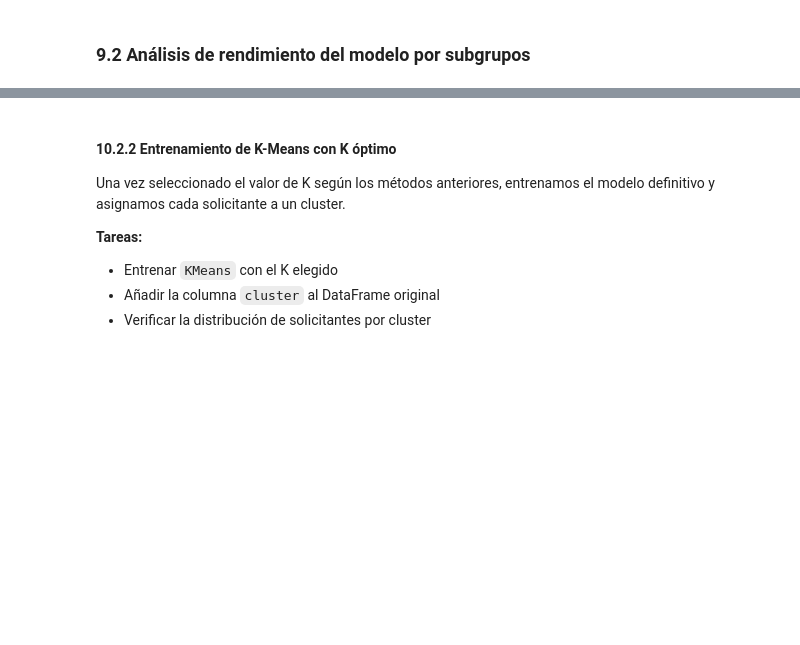
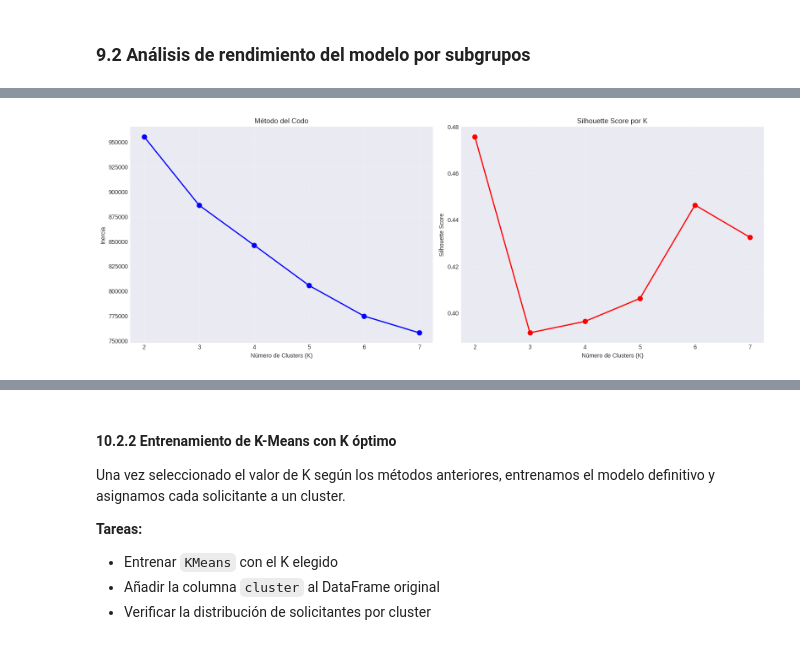
Before and after one commit to thisisrober/hmda-loan-approval-ml-analysis, a Jupyter notebook: notebook.ipynb, the cells around one changed output, grey strips where cells are left out. Cells and saved outputs as stored; diff of their text form; code cells hidden in the pictures; blank space fills up the shorter version.

Commit message:
feat(juan): ethical analisis and clustering

```diff
--- a/notebook.ipynb
+++ b/notebook.ipynb
@@ -2584,46 +3115,60 @@ Para determinar el número adecuado de clusters, utilizamos dos métodos complem
 # %%
-# 10.2.1 Método del Codo y Silhouette Score
-# ============================================
+# 10.2.1 Método del Codo y Silhouette Score (Optimizado)
+# ========================================================
 
-# from sklearn.cluster import KMeans
-# from sklearn.metrics import silhouette_score
-# import matplotlib.pyplot as plt
-# import numpy as np
+from sklearn.cluster import MiniBatchKMeans
+from sklearn.metrics import silhouette_score
+import matplotlib.pyplot as plt
+import numpy as np
+import gc
 
-# inertias = []
-# silhouette_scores = []
-# K_range = range(2, 11)
+inertias = []
+sil_scores = []
+K_range = range(2, 8)
 
-# for k in K_range:
-#     kmeans_temp = KMeans(n_clusters=k, random_state=42, n_init=10)
-#     kmeans_temp.fit(X_scaled)
-#     inertias.append(kmeans_temp.inertia_)
-#     silhouette_scores.append(silhouette_score(X_scaled, kmeans_temp.labels_))
+# Submuestreo agresivo: 2,000 muestras (suficiente estadísticamente, evita OOM)
+n_samples = X_clustering.shape[0]
+sample_size = min(2_000, n_samples)
+rng = np.random.RandomState(42)
+sample_idx = rng.choice(n_samples, size=sample_size, replace=False)
+X_sample = X_clustering[sample_idx]
 
-# # Gráfico combinado: Método del Codo + Silhouette Score
-# fig, (ax1, ax2) = plt.subplots(1, 2, figsize=(16, 6))
+for k in K_range:
+    kmeans_temp = MiniBatchKMeans(n_clusters=k, random_state=42, n_init=3,
+                                  max_iter=100, batch_size=1024)
+    kmeans_temp.fit(X_clustering)
+    inertias.append(kmeans_temp.inertia_)
+    labels_sample = kmeans_temp.predict(X_sample)
+    sil_scores.append(silhouette_score(X_sample, labels_sample))
+    del kmeans_temp, labels_sample
+    gc.collect()
 
-# # Método del Codo
-# ax1.plot(K_range, inertias, 'bo-', linewidth=2, markersize=8)
-# ax1.set_xlabel('Número de Clusters (K)')
-# ax1.set_ylabel('Inercia')
-# ax1.set_title('Método del Codo')
-# ax1.set_xticks(list(K_range))
-# ax1.grid(True, alpha=0.3)
+del X_sample, sample_idx
+gc.collect()
 
-# # Silhouette Score
-# ax2.plot(K_range, silhouette_scores, 'ro-', linewidth=2, markersize=8)
-# ax2.set_xlabel('Número de Clusters (K)')
-# ax2.set_ylabel('Silhouette Score')
-# ax2.set_title('Silhouette Score por K')
-# ax2.set_xticks(list(K_range))
-# ax2.grid(True, alpha=0.3)
+# Gráfico combinado: Método del Codo + Silhouette Score
+fig, (ax1, ax2) = plt.subplots(1, 2, figsize=(16, 6))
 
-# plt.tight_layout()
-# plt.show()
+ax1.plot(K_range, inertias, 'bo-', linewidth=2, markersize=8)
+ax1.set_xlabel('Número de Clusters (K)')
+ax1.set_ylabel('Inercia')
+ax1.set_title('Método del Codo')
+ax1.set_xticks(list(K_range))
+ax1.grid(True, alpha=0.3)
 
-# # Imprimir valores
-# print("K | Inercia      | Silhouette Score")
-# print("-" * 40)
-# for k, inertia, sil in zip(K_range, inertias, silhouette_scores):
-#     print(f"{k} | {inertia:>12.2f} | {sil:.4f}")
+ax2.plot(K_range, sil_scores, 'ro-', linewidth=2, markersize=8)
+ax2.set_xlabel('Número de Clusters (K)')
+ax2.set_ylabel('Silhouette Score')
+ax2.set_title('Silhouette Score por K')
+ax2.set_xticks(list(K_range))
+ax2.grid(True, alpha=0.3)
+
+plt.tight_layout()
+plt.show()
+
+print("K | Inercia      | Silhouette Score")
+print("-" * 40)
+for k, inertia, sil in zip(K_range, inertias, sil_scores):
+    print(f"{k} | {inertia:>12.2f} | {sil:.4f}")
+# %% [output]
+[figure, added]
```
Also changed, not shown: parts of 45 cells of this notebook, 1 other file.
